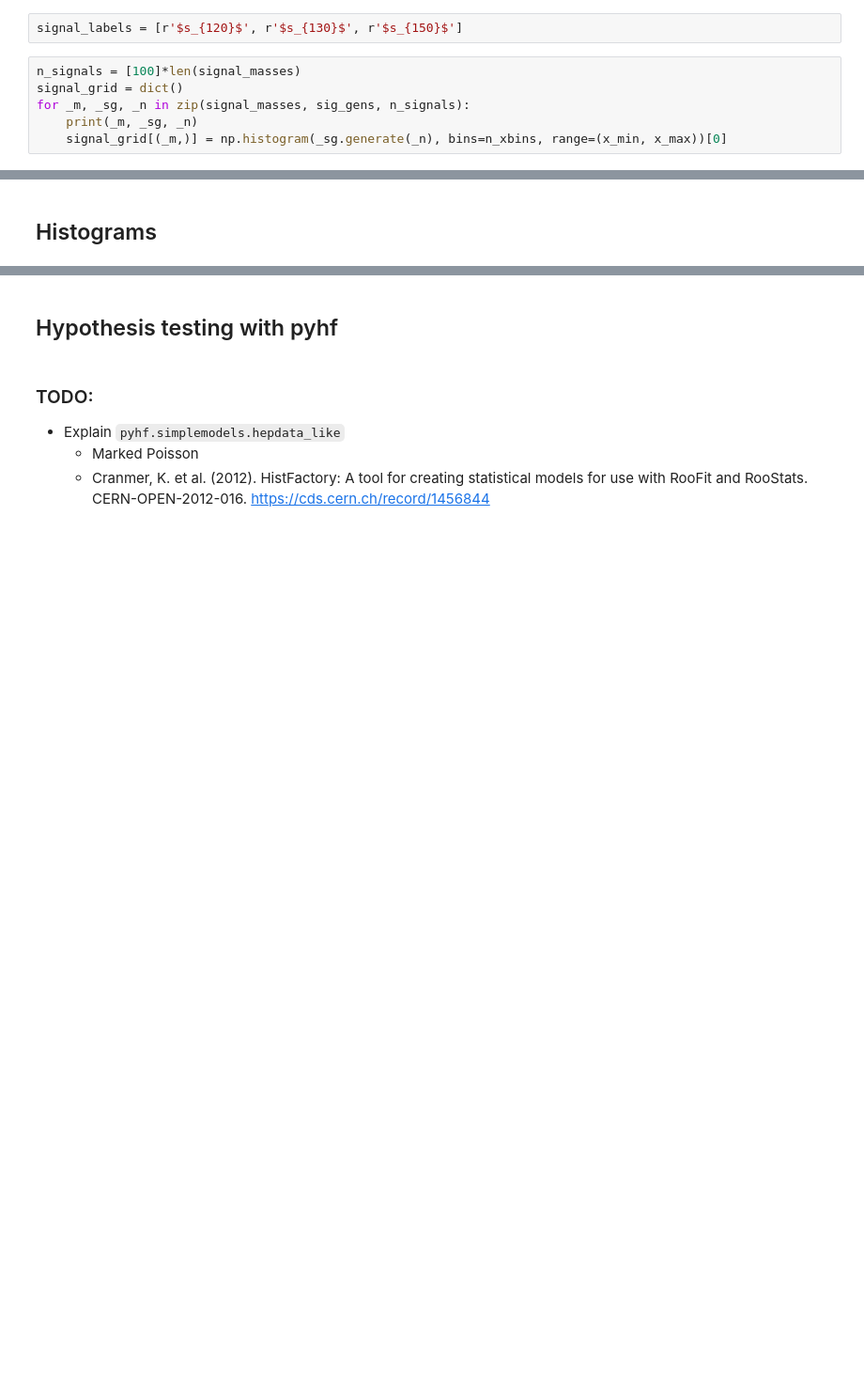
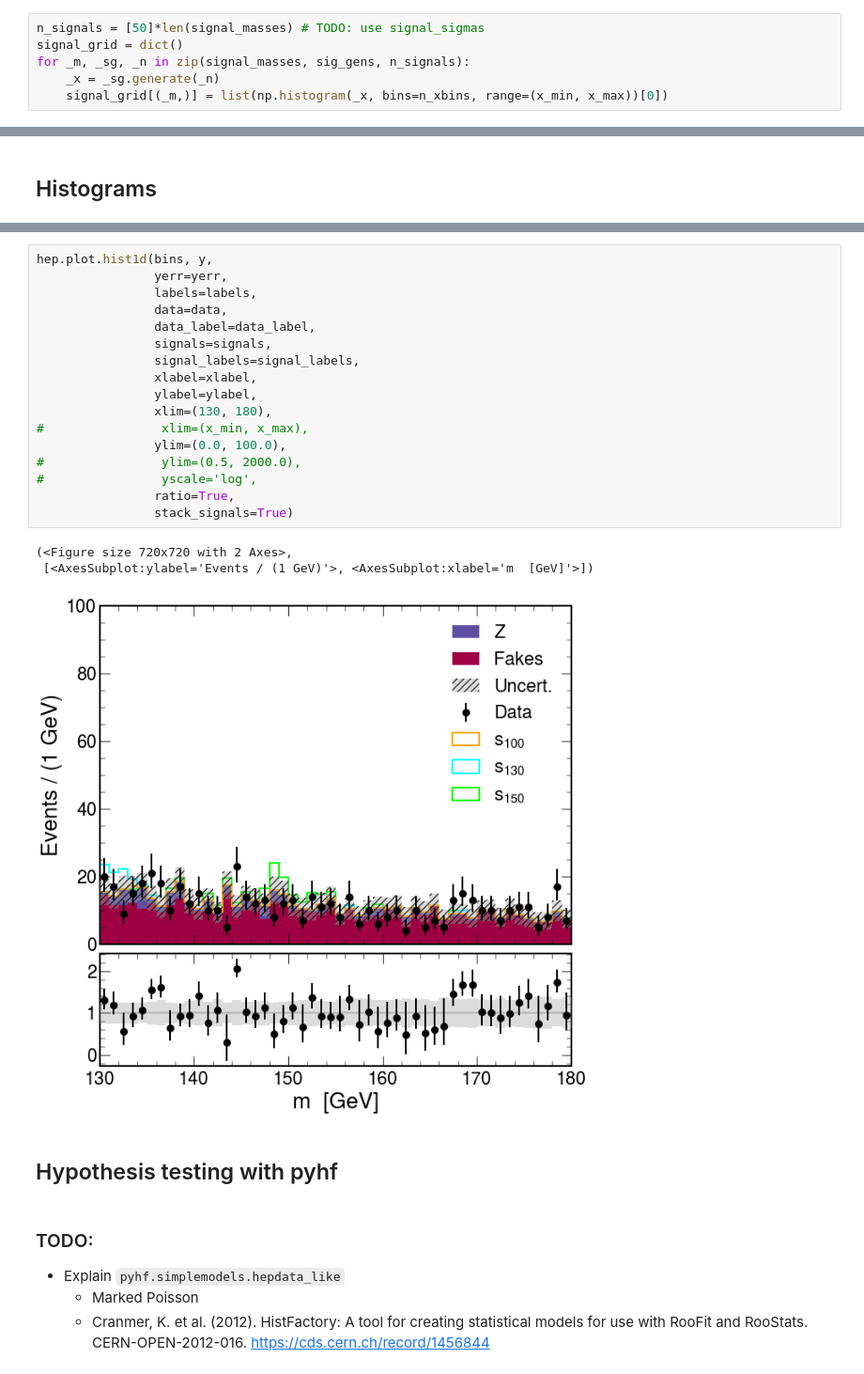
Before and after one commit to rreece/statistics-notebooks, a Jupyter notebook: notebooks/pyhf-hello-world.ipynb, the cells around one changed output, grey strips where cells are left out. Shown at 94% size. Saved outputs shown, nothing was run; the diff lists cells and outputs as text; blank space fills up the shorter version.

```diff
--- a/notebooks/pyhf-hello-world.ipynb
+++ b/notebooks/pyhf-hello-world.ipynb
@@ -172,11 +150,9 @@ ytotal  = [sum(_y) for _y in zip(*y)]
 yerr    = [
     math.sqrt(_y) for _y in ytotal
 ]
-# %%
-signal_labels = [r'$s_{120}$', r'$s_{130}$', r'$s_{150}$']
 # %%
-n_signals = [100]*len(signal_masses)
+n_signals = [50]*len(signal_masses) # TODO: use signal_sigmas
 signal_grid = dict()
 for _m, _sg, _n in zip(signal_masses, sig_gens, n_signals):
-    print(_m, _sg, _n)
-    signal_grid[(_m,)] = np.histogram(_sg.generate(_n), bins=n_xbins, range=(x_min, x_max))[0]
+    _x = _sg.generate(_n)
+    signal_grid[(_m,)] = list(np.histogram(_x, bins=n_xbins, range=(x_min, x_max))[0])
@@ -229,3 +184,24 @@ hep.plot.hist1d(bins, y,
+# %%
+hep.plot.hist1d(bins, y,
+                yerr=yerr,
+                labels=labels,
+                data=data,
+                data_label=data_label,
+                signals=signals,
+                signal_labels=signal_labels,
+                xlabel=xlabel,
+                ylabel=ylabel,
+                xlim=(130, 180),
+#                xlim=(x_min, x_max),
+                ylim=(0.0, 100.0),
+#                ylim=(0.5, 2000.0),
+#                yscale='log',
+                ratio=True,
+                stack_signals=True)
+# %% [output]
+(<Figure size 720x720 with 2 Axes>,
+ [<AxesSubplot:ylabel='Events / (1 GeV)'>, <AxesSubplot:xlabel='m  [GeV]'>])
+[figure, added]
 # %% [markdown]
 ## Hypothesis testing with pyhf
 # %% [markdown]
```
Also changed, not shown: parts of 23 cells of this notebook, 3 other files.
